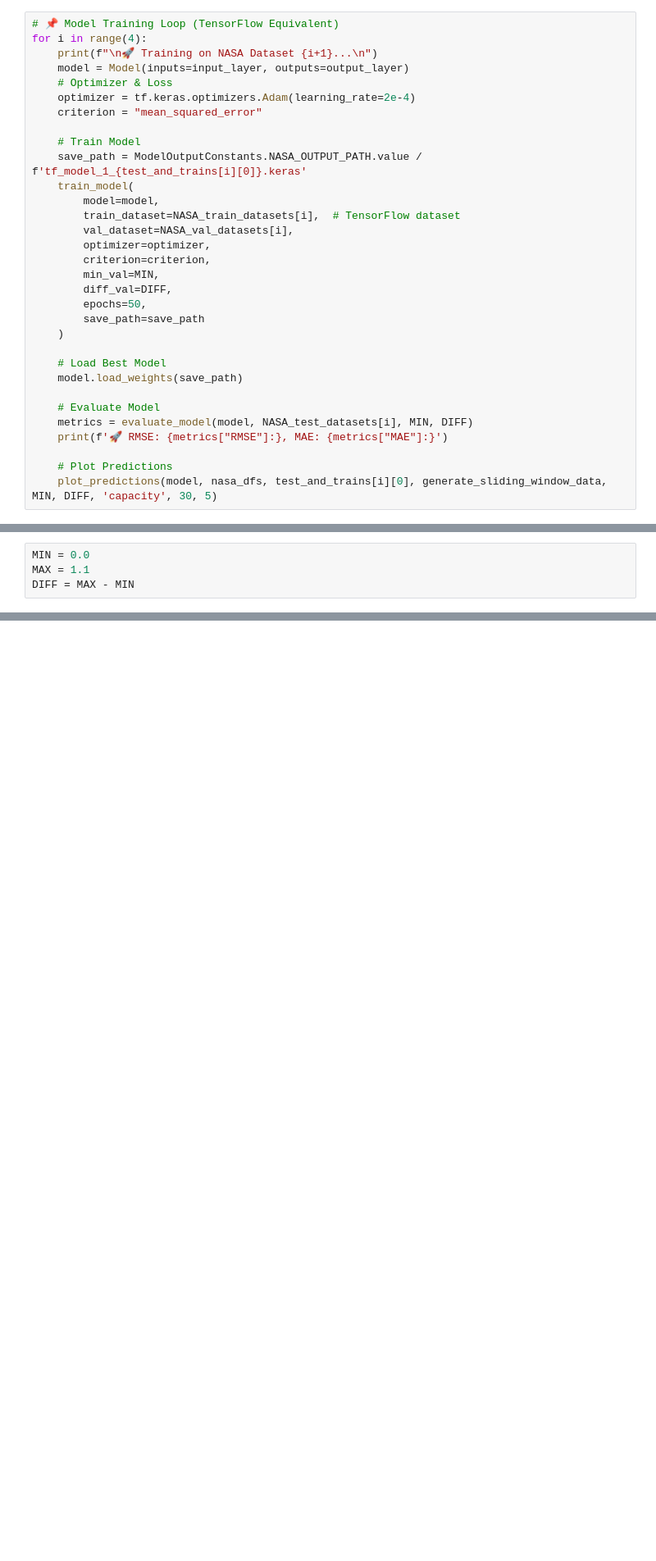
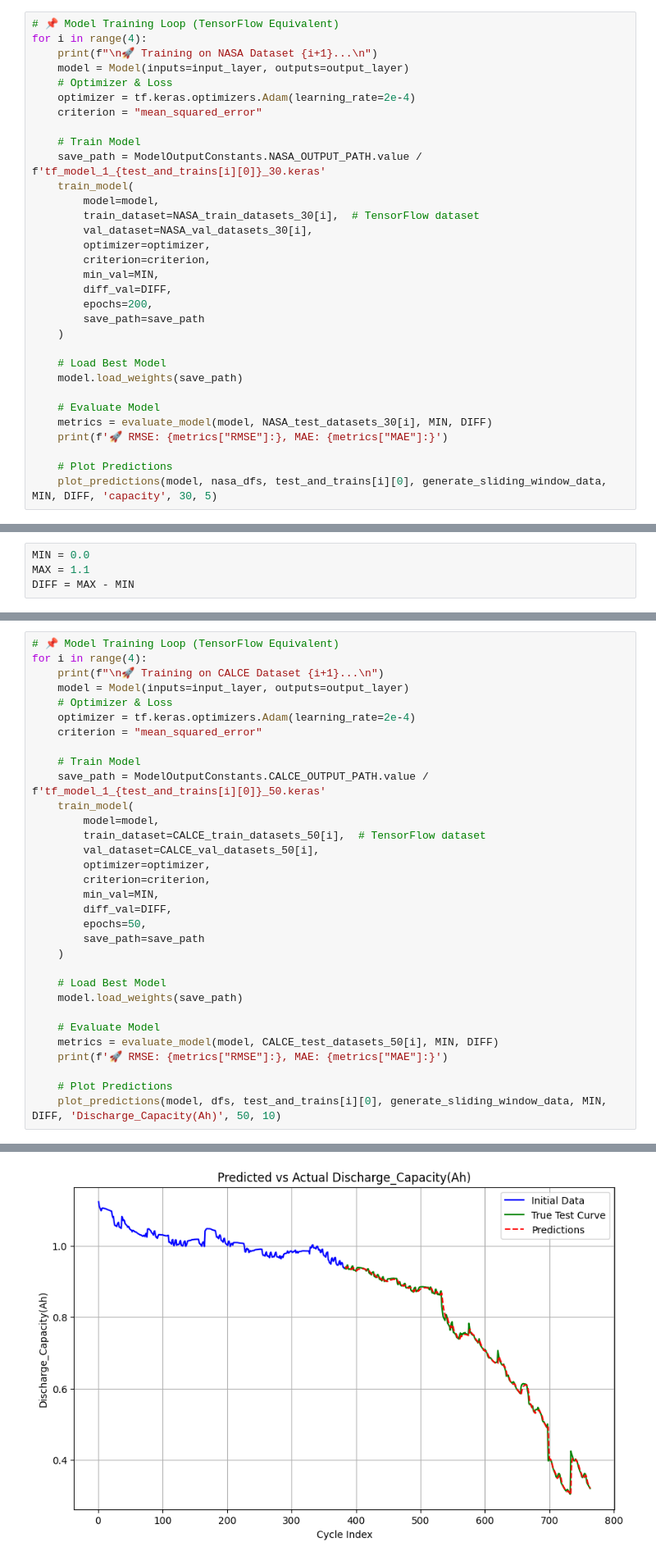
Before and after one commit to Shubham-Mate/Battery-RUL-Prediction, a Jupyter notebook: Tensorflow_Models.ipynb, the cells around one changed output, grey strips where cells are left out. Shown: that part at 82% size. Cells and saved outputs as stored; diff of their text form; blank space fills up the shorter version.

```diff
--- a/Tensorflow_Models.ipynb
+++ b/Tensorflow_Models.ipynb
@@ -314,16 +373,16 @@ for i in range(4):
     criterion = "mean_squared_error"
 
     # Train Model
-    save_path = ModelOutputConstants.NASA_OUTPUT_PATH.value / f'tf_model_1_{test_and_trains[i][0]}.keras'
+    save_path = ModelOutputConstants.NASA_OUTPUT_PATH.value / f'tf_model_1_{test_and_trains[i][0]}_30.keras'
     train_model(
         model=model,
-        train_dataset=NASA_train_datasets[i],  # TensorFlow dataset
-        val_dataset=NASA_val_datasets[i],
+        train_dataset=NASA_train_datasets_30[i],  # TensorFlow dataset
+        val_dataset=NASA_val_datasets_30[i],
         optimizer=optimizer,
         criterion=criterion,
         min_val=MIN,
         diff_val=DIFF,
-        epochs=50,
+        epochs=200,
         save_path=save_path
     )
 
@@ -331,7 +390,7 @@ for i in range(4):
     model.load_weights(save_path)
 
     # Evaluate Model
-    metrics = evaluate_model(model, NASA_test_datasets[i], MIN, DIFF)
+    metrics = evaluate_model(model, NASA_test_datasets_30[i], MIN, DIFF)
     print(f'🚀 RMSE: {metrics["RMSE"]:}, MAE: {metrics["MAE"]:}')
 
     # Plot Predictions
@@ -809 +898,34 @@ Epoch 5/50
 [figure]
+# %%
+# 📌 Model Training Loop (TensorFlow Equivalent)
+for i in range(4):
+    print(f"\n🚀 Training on CALCE Dataset {i+1}...\n")
+    model = Model(inputs=input_layer, outputs=output_layer)
+    # Optimizer & Loss
+    optimizer = tf.keras.optimizers.Adam(learning_rate=2e-4)
+    criterion = "mean_squared_error"
+
+    # Train Model
+    save_path = ModelOutputConstants.CALCE_OUTPUT_PATH.value / f'tf_model_1_{test_and_trains[i][0]}_50.keras'
+    train_model(
+        model=model,
+        train_dataset=CALCE_train_datasets_50[i],  # TensorFlow dataset
+        val_dataset=CALCE_val_datasets_50[i],
+        optimizer=optimizer,
+        criterion=criterion,
+        min_val=MIN,
+        diff_val=DIFF,
+        epochs=50,
+        save_path=save_path
+    )
+
+    # Load Best Model
+    model.load_weights(save_path)
+
+    # Evaluate Model
+    metrics = evaluate_model(model, CALCE_test_datasets_50[i], MIN, DIFF)
+    print(f'🚀 RMSE: {metrics["RMSE"]:}, MAE: {metrics["MAE"]:}')
+
+    # Plot Predictions
+    plot_predictions(model, dfs, test_and_trains[i][0], generate_sliding_window_data, MIN, DIFF, 'Discharge_Capacity(Ah)', 50, 10)
+# %% [output]
@@ -809,0 +949 @@ Epoch 5/50
+[figure, added]
```
Also changed, not shown: parts of 9 cells of this notebook, 2 other files.
